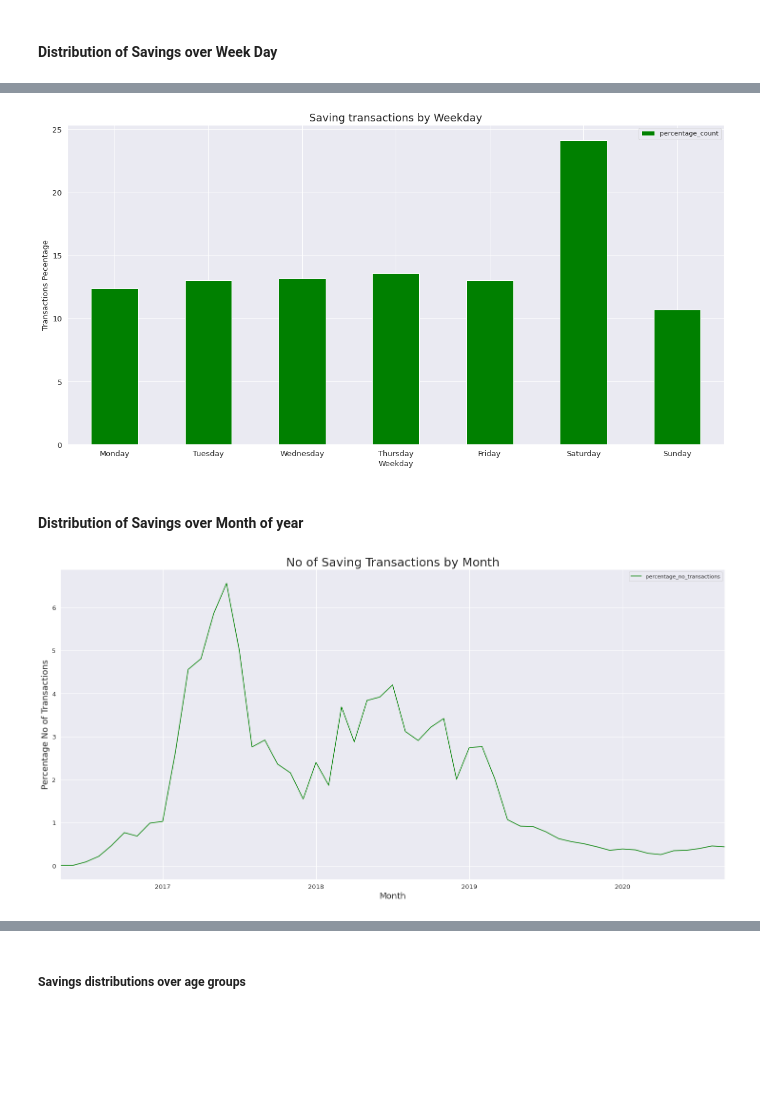
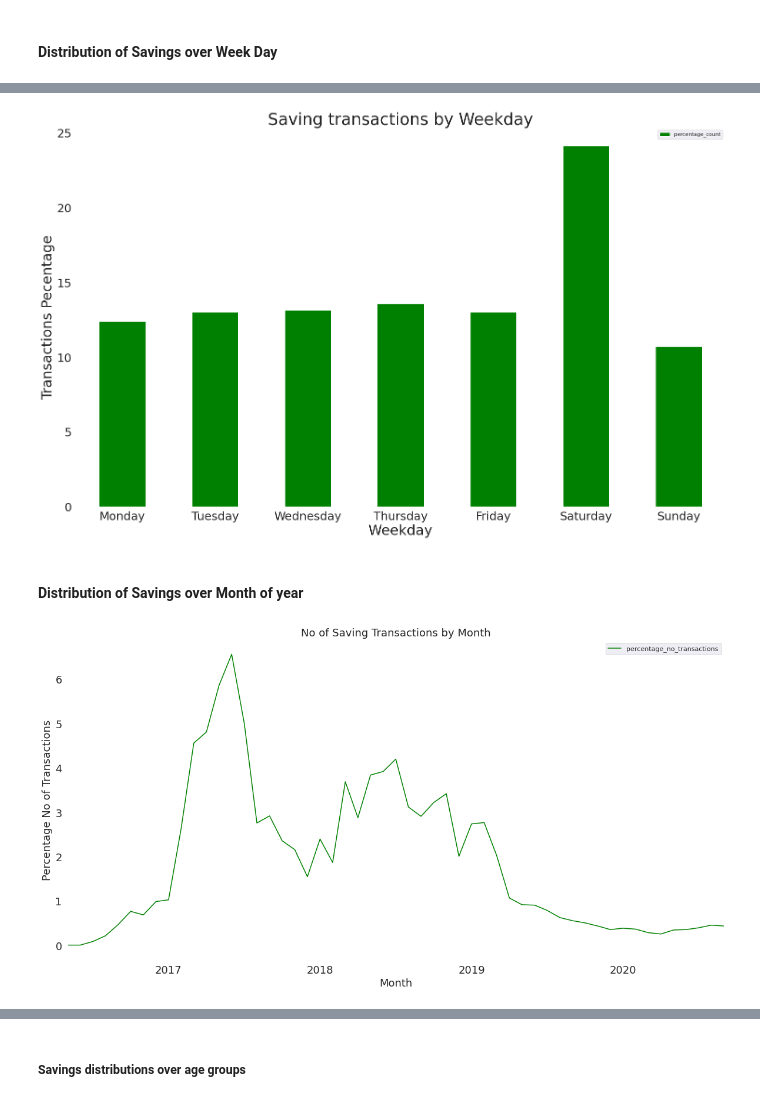
Before and after one commit to MumoNobert/MTIBA-My-Health-Funds-Savings-and-Utilization-Analysis, a Jupyter notebook: My Health Funds Utilization and Savings Insights.ipynb, the cells around one changed output, grey strips where cells are left out. Saved outputs shown, nothing was run; the diff lists cells and outputs as text; code cells hidden in the pictures; blank space fills up the shorter version.

```diff
--- a/My Health Funds Utilization and Savings Insights.ipynb
+++ b/My Health Funds Utilization and Savings Insights.ipynb
@@ -59,10 +59,10 @@ savings.describe(include='all')
 # %% [markdown]
 ### User defined functions  to  be  used
 # %%
-def remove_negative_amount(amount):
+def remove_zero_negative_amount(amount):
     """removes negative amount"""
 
-    return amount if amount >= 0 else np.nan
+    return amount if amount > 0 else np.nan
 # %%
 def remove_anomolous_ages(age, max_age=130):
     """remove anomolously ages under 18 or over 130"""
@@ -365,20 +380,21 @@ plt.figure.savefig('amount_savings_by_weekday.png', dpi=300)
 # %%
 no_savings_by_weekday = no_savings_by_weekday.reset_index()
 
 #get noof transactions percentage
 no_savings_by_weekday["percentage_count"] = calculate_percentage(no_savings_by_weekday["size"])
 
-plt = no_savings_by_weekday.plot(kind = "bar", x = "weekday_saved", y = "percentage_count", figsize = (20,10),
-                           rot = 0, fontsize = 13, color = "green")
+plt = no_savings_by_weekday.plot(kind = "bar", x = "weekday_saved", y = "percentage_count", figsize = (25,15),
+                           rot = 0, fontsize = 25, color = "green")
 
 plt.ticklabel_format(useOffset = False, style='plain', axis='y')
-plt.set_title("Saving transactions by Weekday", fontsize = 18)
-plt.set_xlabel("Weekday", fontsize = 13)
-plt.set_ylabel("Transactions Pecentage", fontsize = 13);
+plt.set_title("Saving transactions by Weekday", fontsize = 35)
+plt.set_xlabel("Weekday", fontsize = 30)
+plt.set_ylabel("Transactions Pecentage", fontsize = 30)
+plt.set_facecolor("white");
 
-plt.figure.savefig('no_savings_by_weekday.png', dpi=300)
+plt.figure.savefig('plots/no_savings_by_weekday.png', dpi=300)
 # %% [output]
-[figure, old version]
+[figure, new version]
 # %% [markdown]
 #### Distribution of Savings over Month of year
 # %%
@@ -394,18 +410,19 @@ no_savings_by_month = savings_data.groupby('month_saved').size().to_frame('size'
 no_savings_by_month ["percentage_no_transactions"] = calculate_percentage(no_savings_by_month['size'])
 
 
-plt = no_savings_by_month.plot(kind = "line", x = "month_saved", y = "percentage_no_transactions", figsize = (25,12),
-                           rot = 0, fontsize = 13, color = "green")
+plt = no_savings_by_month.plot(kind = "line", x = "month_saved", y = "percentage_no_transactions", figsize = (20,10),
+                           rot = 0, fontsize = 18, color = "green")
 
 plt.ticklabel_format(useOffset = False, style='plain', axis='y')
-plt.set_title("No of Saving Transactions by Month", fontsize = 25)
+plt.set_title("No of Saving Transactions by Month", fontsize = 20)
 plt.set_xlabel("Month", fontsize = 18)
-plt.set_ylabel("Percentage No of Transactions", fontsize = 18);
+plt.set_ylabel("Percentage No of Transactions", fontsize = 18)
+plt.set_facecolor("white");
 
 
-plt.figure.savefig('no_savings_by_month.png', dpi=300)
+plt.figure.savefig('plots/no_savings_by_month.png', dpi=300)
 # %% [output]
-[figure, old version]
+[figure, new version]
 # %%
 amount_savings_by_month = savings_data.groupby('month_saved')['amount'].sum().reset_index()
 
```
Also changed, not shown: parts of 14 cells of this notebook, 10 other files.
